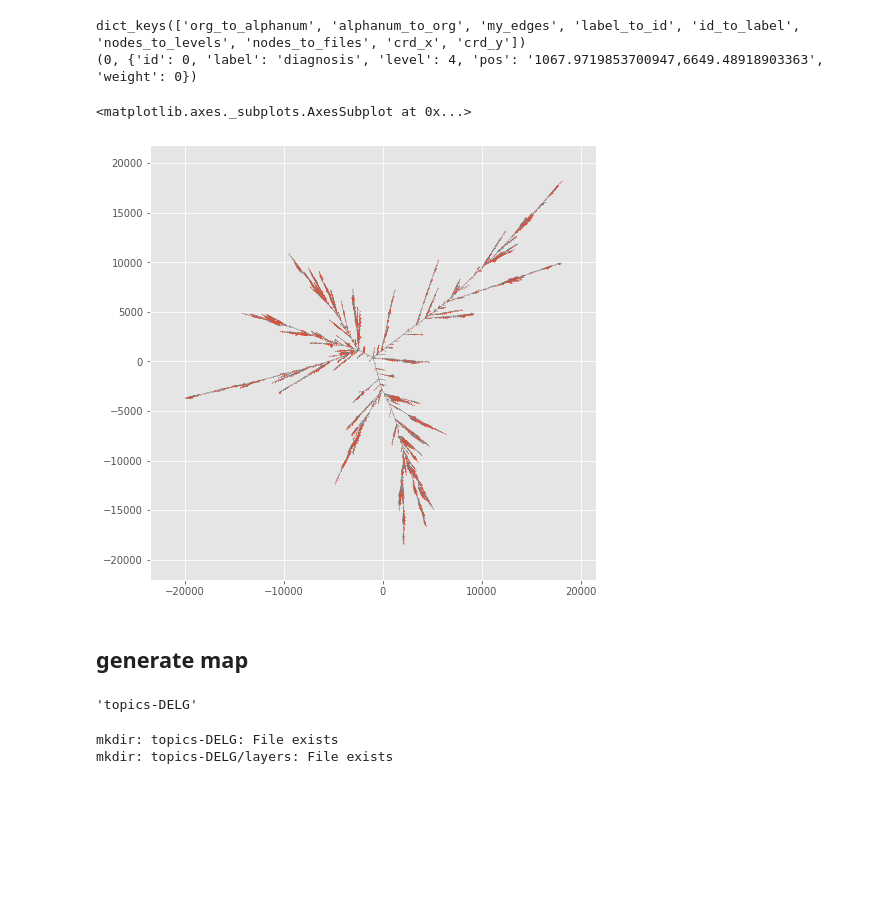
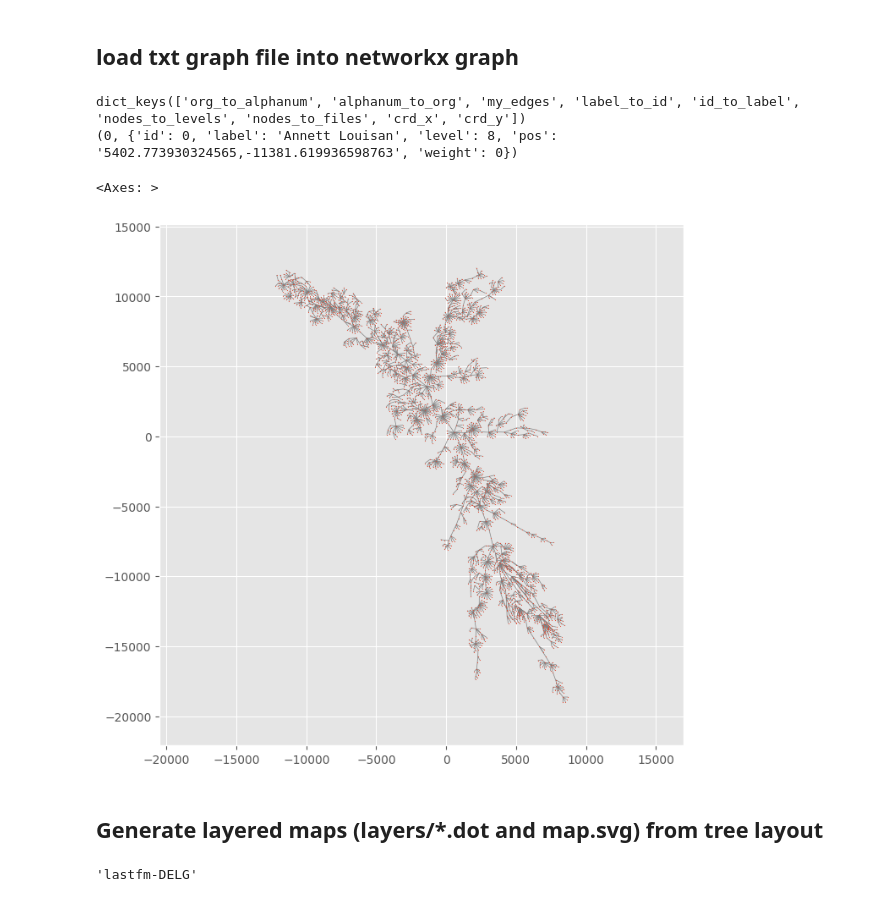
Before and after one commit to enggiqbal/mlgd, a Jupyter notebook: map_generator/javascript_to_dot-mw.ipynb, the cells around one changed output. Cells and saved outputs as stored; diff of their text form; code cells hidden in the pictures; blank space fills up the shorter version.

```diff
--- a/map_generator/javascript_to_dot-mw.ipynb
+++ b/map_generator/javascript_to_dot-mw.ipynb
@@ -169,19 +170,25 @@ def scale(data, s):
     for k in data:
         data[k] = (np.array(data[k]) * s).tolist()
     return data
+# %% [markdown]
+## load txt graph file into networkx graph
 # %%
-f = 'topics-DELG'
-fn_in = './in/topics-DELG.json'
-graph_dir = '../../zmlt/data/txt/topics_faryad_8level/'
+f = 'lastfm-DELG'
+fn_in = './in/lastfm-DELG.json'
+graph_dir = '../../dmlt/data/txt/lastfm/'
 scale = 1
 g = read_graph(graph_dir)
 data_in = read_js(fn_in, scale=scale)
 G = update_coord(g, data_in)
 
-# f = 'lastfm-DELG'
-# fn_in = './in/lastfm-DELG.json'
-# graph_dir = '../../zmlt/data/txt/lastfm/'
+# f = 'topics-DELG'
+# fn_in = './in/topics-DELG.json'
+# graph_dir = '../../zmlt/data/txt/topics_faryad_8level/'
 # scale = 1
+# g = read_graph(graph_dir)
+# data_in = read_js(fn_in, scale=scale)
+# G = update_coord(g, data_in)
+
 
 # f = 'tol-DELG'
 # fn_in = './in/tol-DELG.json'
@@ -227,48 +234,45 @@ G = update_coord(g, data_in)
 # g = read_graph(graph_dir)
 # data_in = read_mtx(coord_dir)
 # data_in = scale(centralize(data_in), 10)
 # G = update_coord_mtx(g, data_in)
 
 # f = 'tol-BT'
 # graph_dir = '../../zmlt/data/txt/tol_graphs_8level/'
 # coord_dir = './in/BT/tol/'
 # g = read_graph(graph_dir)
 # data_in = read_mtx(coord_dir)
 # data_in = scale(centralize(data_in), 20)
 # G = update_coord_mtx(g, data_in)
 
 # f = 'mathlarge-BT'
 # graph_dir = '../../zmlt/data/txt/math_genealogy_42/'
 # coord_dir = './in/BT/mathlarge/'
 # g = read_graph(graph_dir)
 # data_in = read_mtx(coord_dir)
 # data_in = scale(centralize(data_in), 20)
 # G = update_coord_mtx(g, data_in)
 
 
 for n in G.nodes(data=True):
     print(n)
     break
 
 pos = {n:[float(x) for x in G.nodes[n]['pos'].split(',')] for n in G.nodes}
 draw(G, pos, s=0.1)
 # %% [output]
 dict_keys(['org_to_alphanum', 'alphanum_to_org', 'my_edges', 'label_to_id', 'id_to_label', 'nodes_to_levels', 'nodes_to_files', 'crd_x', 'crd_y'])
-(0, {'id': 0, 'label': 'diagnosis', 'level': 4, 'pos': '1067.9719853700947,6649.48918903363', 'weight': 0})
+(0, {'id': 0, 'label': 'Annett Louisan', 'level': 8, 'pos': '5402.773930324565,-11381.619936598763', 'weight': 0})
-<matplotlib.axes._subplots.AxesSubplot at 0x...>
+<Axes: >
-[figure, old version]
+[figure, new version]
-# %% [markdown]
-## generate map
+# %% [markdown]
+## Generate layered maps (layers/*.dot and map.svg) from tree layout
 # %%
-f ## this is going to be the output directory
+# this is going to be the output directory
+f
 # %% [output]
-'topics-DELG'
+'lastfm-DELG'
 # %%
-!mkdir {f}
-!mkdir {f}/layers
+!mkdir -p {f}/layers
-# %% [output]
-mkdir: topics-DELG: File exists
-mkdir: topics-DELG/layers: File exists
 # %%
 ## write sub trees in the hierarchy
 levels = sorted(set([ G.nodes[i]['level'] for i in G.nodes]))
```
Also changed, not shown: parts of 7 cells of this notebook, 42 other files.
